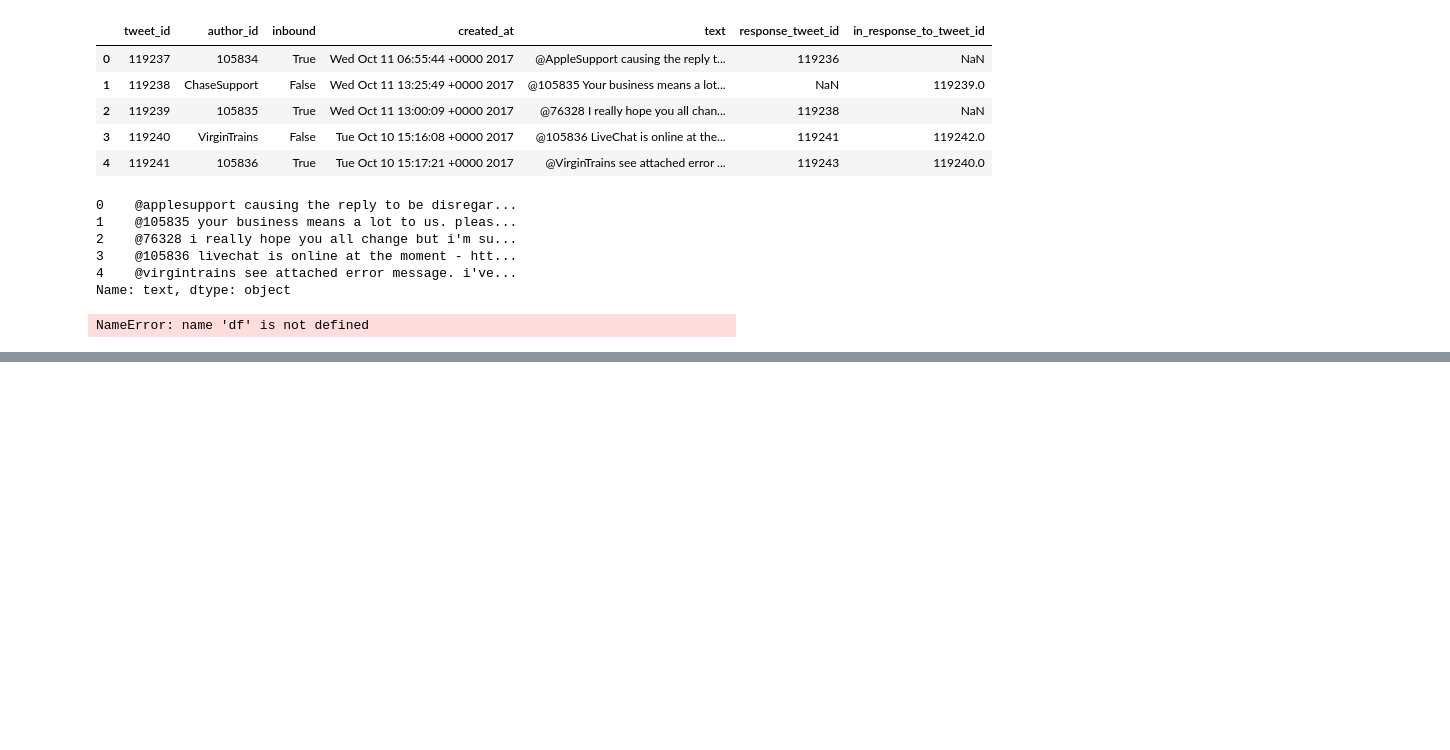
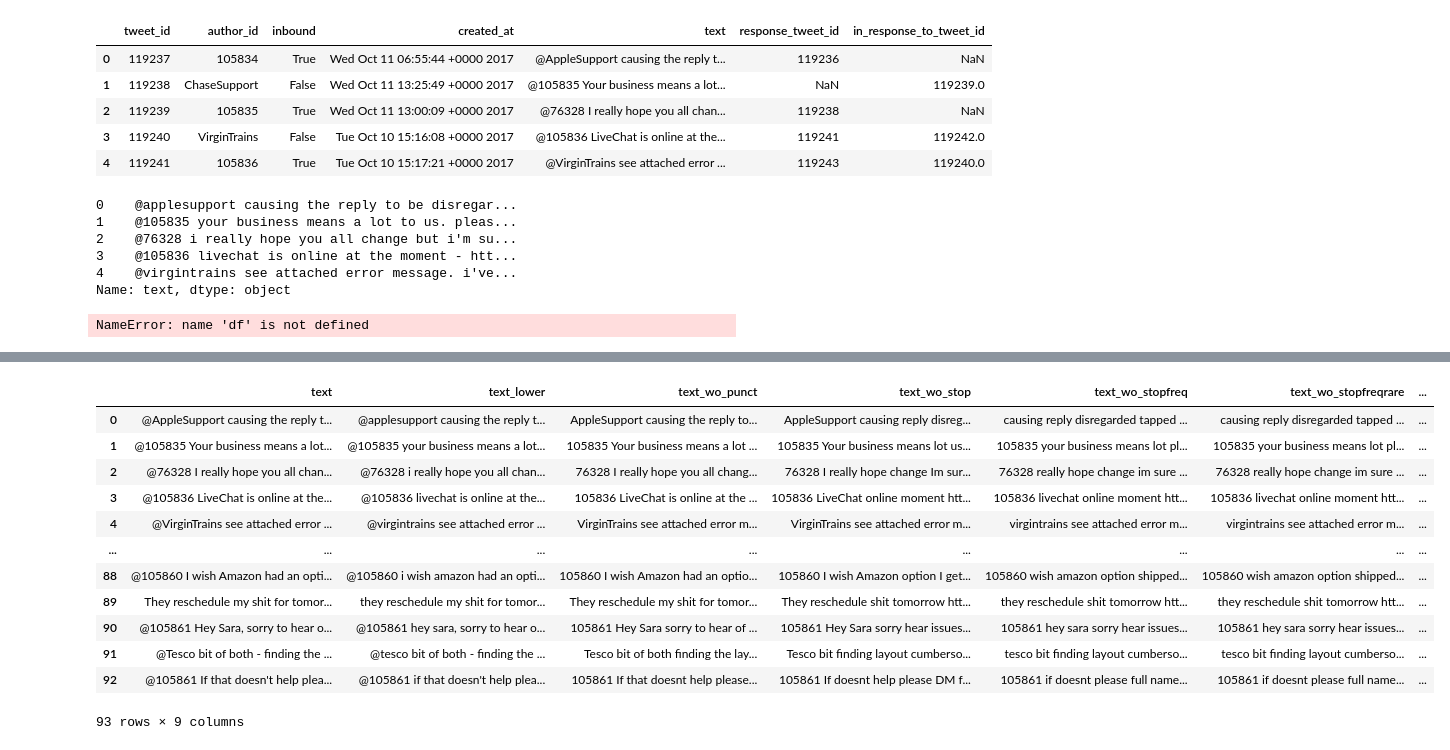
Before and after one commit to abirallaoui/TP1_NLP, a Jupyter notebook: TP1_NLP_preprocessing.ipynb, the cells around one changed output, grey strips where cells are left out. Saved outputs shown, nothing was run; the diff lists cells and outputs as text; code cells hidden in the pictures; blank space fills up the shorter version.

```diff
--- a/TP1_NLP_preprocessing.ipynb
+++ b/TP1_NLP_preprocessing.ipynb
@@ -109,0 +285,3 @@ NameError: name 'df' is not defined
+# %%
+NewDf["text_wo_stopfreq"] =NewDf["text_wo_stopfreq"].str.lower()
+NewDf.head()
@@ -109,0 +315,7 @@ NameError: name 'df' is not defined
+# %%
+stemmer = PorterStemmer()
+def stem_words(text):
+    return " ".join([stemmer.stem(word) for word in text.split()])
+
+NewDf["text_stemmed"] = NewDf["text_wo_stopfreqrare"].apply(lambda text: stem_words(text))
+NewDf.head()
@@ -109,0 +329,13 @@ NameError: name 'df' is not defined
+# %%
+#Lemmatization
+import spacy
+
+nlp = spacy.load("en_core_web_sm")
+
+def lemmatize_words(text):
+    doc = nlp(text)
+    lemmatized_words = [token.lemma_ for token in doc]
+    return " ".join(lemmatized_words)
+
+NewDf["text_lemmatized"] = NewDf["text_stemmed"].apply(lambda text: lemmatize_words(text))
+NewDf.head()
@@ -109,0 +349,14 @@ NameError: name 'df' is not defined
+# %%
+#Suppression des émojis
+#Reference : https://gist.github.com/slowkow/7a7f61f495e3dbb7e3d767f97bd7304b
+def remove_emoji(string):
+    emoji_pattern = re.compile("["
+                           u"\U0001F600-\U0001F64F"  # emoticons
+                           u"\U0001F300-\U0001F5FF"  # symbols & pictographs
+                           u"\U0001F680-\U0001F6FF"  # transport & map symbols
+                           u"\U0001F1E0-\U0001F1FF"  # flags (iOS)
+                           u"\U00002702-\U000027B0"
+                           u"\U000024C2-\U0001F251"
+                           "]+", flags=re.UNICODE)
+    return emoji_pattern.sub(r'', string)
+NewDf["txt_wo_Emojis"] = NewDf["text_lemmatized"].apply(lambda text: remove_emoji(text))
@@ -109,0 +372,16 @@ NameError: name 'df' is not defined
+# %%
+NewDf
+# %% [output]
+|  | text | text_lower | text_wo_punct | text_wo_stop | text_wo_stopfreq | text_wo_stopfreqrare | ... |
+| 0 | @AppleSupport causing the reply t... | @applesupport causing the reply t... | AppleSupport causing the reply to... | AppleSupport causing reply disreg... | causing reply disregarded tapped ... | causing reply disregarded tapped ... | ... |
+| 1 | @105835 Your business means a lot... | @105835 your business means a lot... | 105835 Your business means a lot ... | 105835 Your business means lot us... | 105835 your business means lot pl... | 105835 your business means lot pl... | ... |
+| 2 | @76328 I really hope you all chan... | @76328 i really hope you all chan... | 76328 I really hope you all chang... | 76328 I really hope change Im sur... | 76328 really hope change im sure ... | 76328 really hope change im sure ... | ... |
+| 3 | @105836 LiveChat is online at the... | @105836 livechat is online at the... | 105836 LiveChat is online at the ... | 105836 LiveChat online moment htt... | 105836 livechat online moment htt... | 105836 livechat online moment htt... | ... |
+| 4 | @VirginTrains see attached error ... | @virgintrains see attached error ... | VirginTrains see attached error m... | VirginTrains see attached error m... | virgintrains see attached error m... | virgintrains see attached error m... | ... |
+| ... | ... | ... | ... | ... | ... | ... | ... |
+| 88 | @105860 I wish Amazon had an opti... | @105860 i wish amazon had an opti... | 105860 I wish Amazon had an optio... | 105860 I wish Amazon option I get... | 105860 wish amazon option shipped... | 105860 wish amazon option shipped... | ... |
+| 89 | They reschedule my shit for tomor... | they reschedule my shit for tomor... | They reschedule my shit for tomor... | They reschedule shit tomorrow htt... | they reschedule shit tomorrow htt... | they reschedule shit tomorrow htt... | ... |
+| 90 | @105861 Hey Sara, sorry to hear o... | @105861 hey sara, sorry to hear o... | 105861 Hey Sara sorry to hear of ... | 105861 Hey Sara sorry hear issues... | 105861 hey sara sorry hear issues... | 105861 hey sara sorry hear issues... | ... |
+| 91 | @Tesco bit of both - finding the ... | @tesco bit of both - finding the ... | Tesco bit of both finding the lay... | Tesco bit finding layout cumberso... | tesco bit finding layout cumberso... | tesco bit finding layout cumberso... | ... |
+| 92 | @105861 If that doesn't help plea... | @105861 if that doesn't help plea... | 105861 If that doesnt help please... | 105861 If doesnt help please DM f... | 105861 if doesnt please full name... | 105861 if doesnt please full name... | ... |
+93 rows × 9 columns
```
Also changed, not shown: parts of 27 cells of this notebook.
